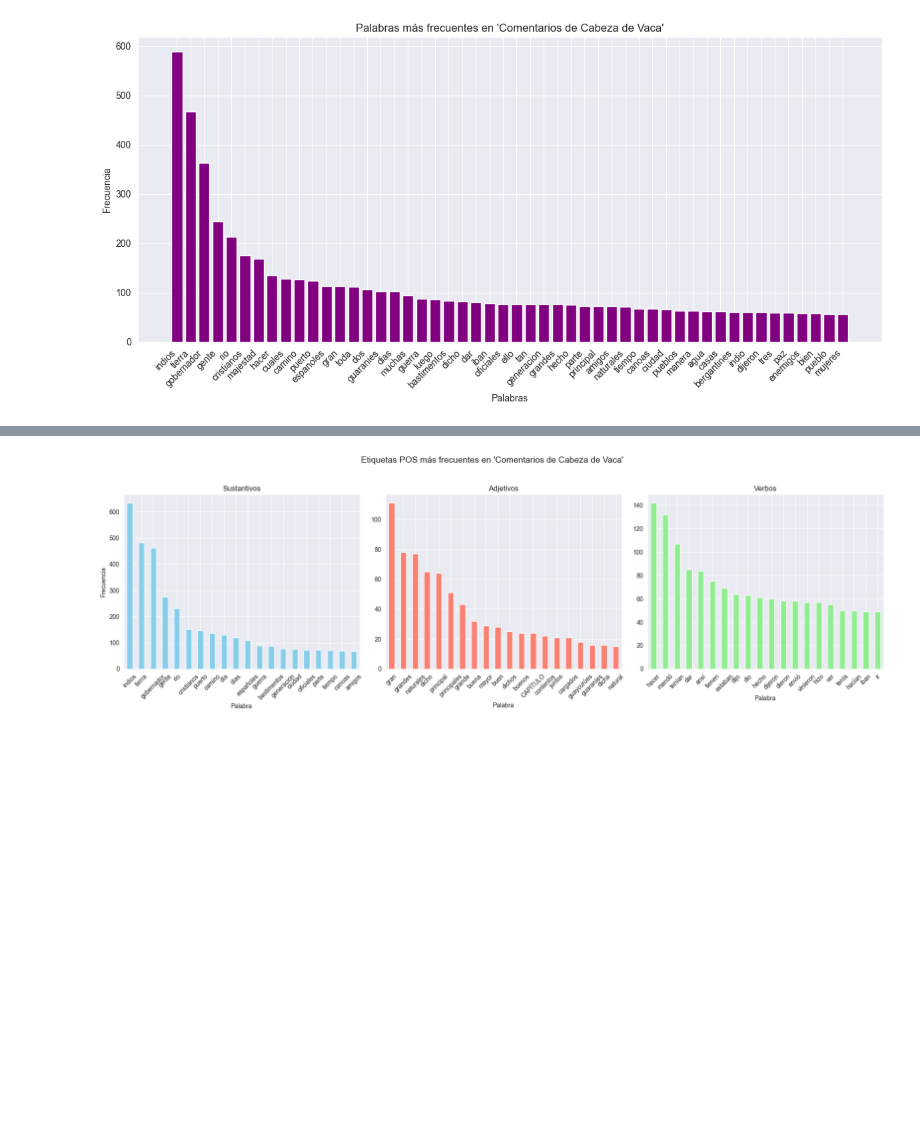
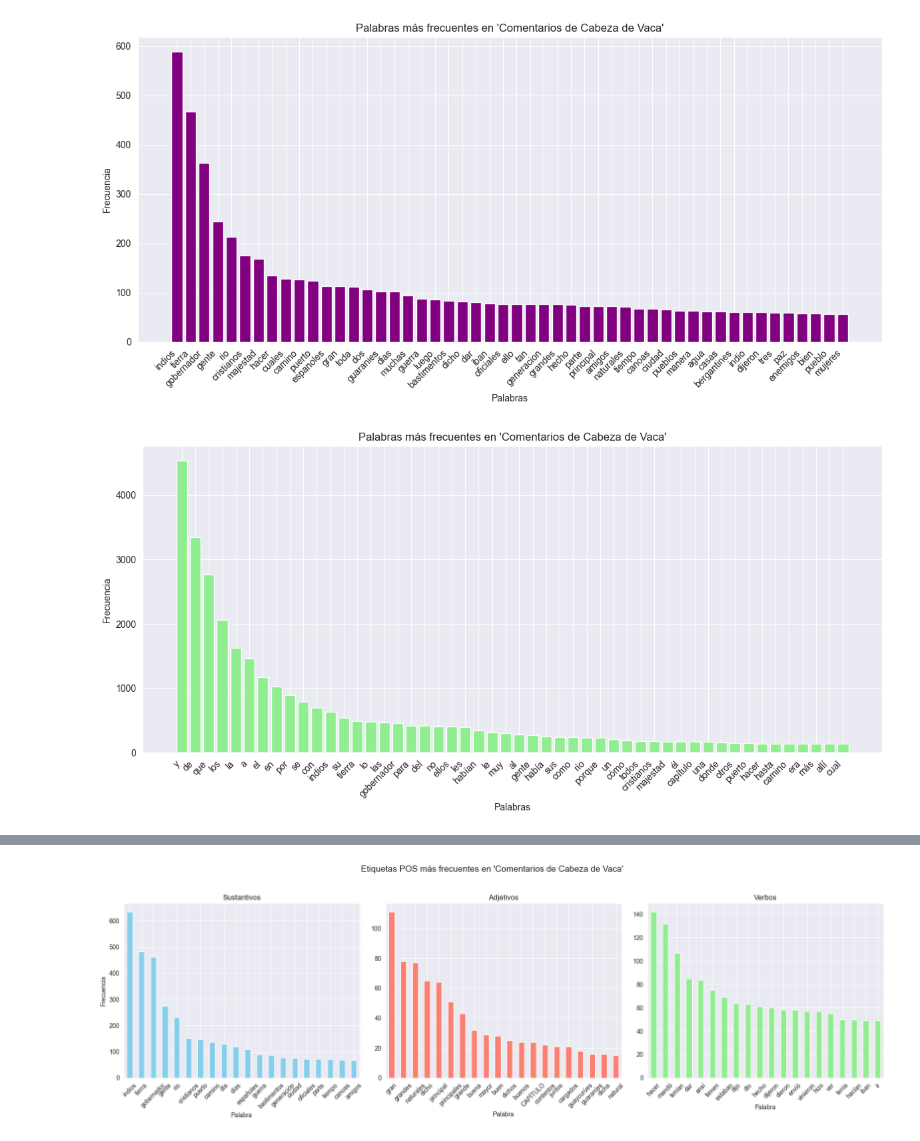
Before and after one commit to rominicky/comentarios-cabeza-de-vaca, a Jupyter notebook: assets/notebook/exploracion_textual.ipynb, the cells around one changed output, grey strips where cells are left out. Saved outputs shown, nothing was run; the diff lists cells and outputs as text; code cells hidden in the pictures; blank space fills up the shorter version.

```diff
--- a/assets/notebook/exploracion_textual.ipynb
+++ b/assets/notebook/exploracion_textual.ipynb
@@ -153,3 +162,16 @@ nltk.download('punkt_tab')
 [nltk_data]     C:\Users\Adm\AppData\Roaming\nltk_data...
 [nltk_data]   Package punkt_tab is already up-to-date!
 True
+# %%
+#Opción de limpieza básica, con re, para eliminar caracteres especiales y números
+
+import re
+def clean_text(text):
+    text = text.lower()
+    text = re.sub(r'\d+', '', text)
+    text = re.sub(r'[^\w\s]', '', text)
+    text = re.sub(r'\s+', ' ', text)
+    return text.strip()
+
+texto_limpio1 = clean_text(comentarios_txt)
+print(texto_limpio1[:1000])
@@ -420,6 +529,40 @@ plt.tight_layout()
 plt.show()
 # %% [output]
 [figure]
+# %%
+# Gráfico de palabas más frecuentes en texto que fue procesado mediante limpieza
+
+import matplotlib.pyplot as plt
+from collections import Counter
+
+""" # Lectura de texto_limpio.txt
+with open('texto_limpio.txt', 'r', encoding='utf-8') as file:
+    texto_limpio = file.read() """
+
+# Tokenización
+palabras = texto_limpio1.split()
+
+# Cálcilo de la frecuencia de cada palabra
+frecuencia_palabras = Counter(palabras)
+
+# Palabras más frecuentes
+palabras_mas_frecuentes = frecuencia_palabras.most_common(50)
+
+# Separación de palabras y frecuencias
+palabras, frecuencias = zip(*palabras_mas_frecuentes)
+
+sns.set_style("darkgrid")
+# Creación de gráfico
+plt.figure(figsize=(12, 6))
+plt.bar(palabras, frecuencias, color='lightgreen')
+plt.xlabel("Palabras")
+plt.ylabel("Frecuencia")
+plt.title("Palabras más frecuentes en 'Comentarios de Cabeza de Vaca'")
+plt.xticks(rotation=45, ha='right')
+plt.tight_layout()
+plt.show()
+# %% [output]
+[figure, added]
 # %%
 # Nube de palabras
 
```
Also changed, not shown: parts of 26 cells of this notebook, 2 other files.
